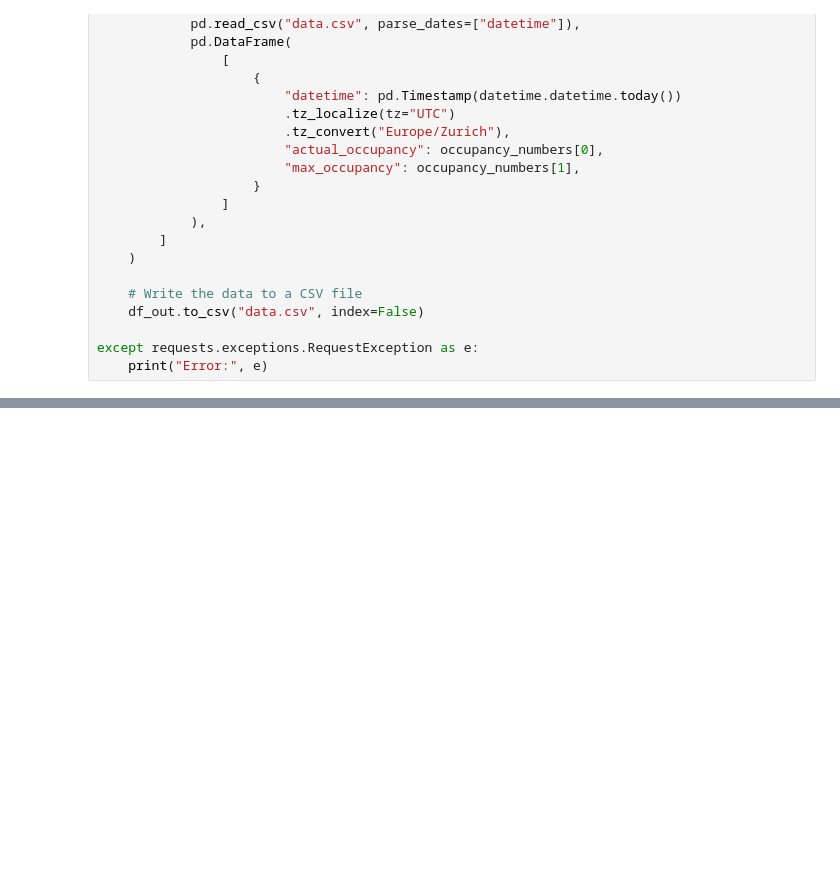
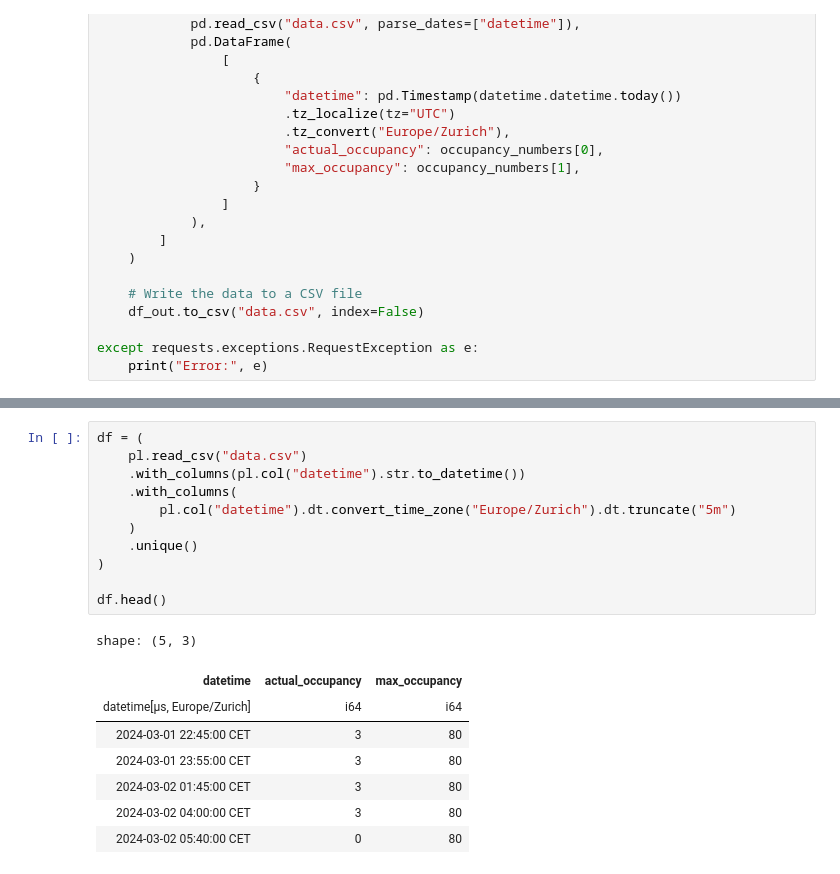
Before and after one commit to MathiasSteilen/unisport-bern-occupancy, a Jupyter notebook: developing.ipynb, the cells around one changed output, grey strips where cells are left out. Drawn from its saved outputs; the diff is of its cells as text; blank space fills up the shorter version.

```diff
--- a/developing.ipynb
+++ b/developing.ipynb
@@ -93,0 +91,20 @@ Timestamp('2024-03-01 23:18:53.161813+0100', tz='Europe/Zurich')
+# %%
+df = (
+    pl.read_csv("data.csv")
+    .with_columns(pl.col("datetime").str.to_datetime())
+    .with_columns(
+        pl.col("datetime").dt.convert_time_zone("Europe/Zurich").dt.truncate("5m")
+    )
+    .unique()
+)
+
+df.head()
+# %% [output]
+shape: (5, 3)
+| datetime | actual_occupancy | max_occupancy |
+| datetime[μs, Europe/Zurich] | i64 | i64 |
+| 2024-03-01 22:45:00 CET | 3 | 80 |
+| 2024-03-01 23:55:00 CET | 3 | 80 |
+| 2024-03-02 01:45:00 CET | 3 | 80 |
+| 2024-03-02 04:00:00 CET | 3 | 80 |
+| 2024-03-02 05:40:00 CET | 0 | 80 |
```
Also changed, not shown: parts of 2 cells of this notebook.
